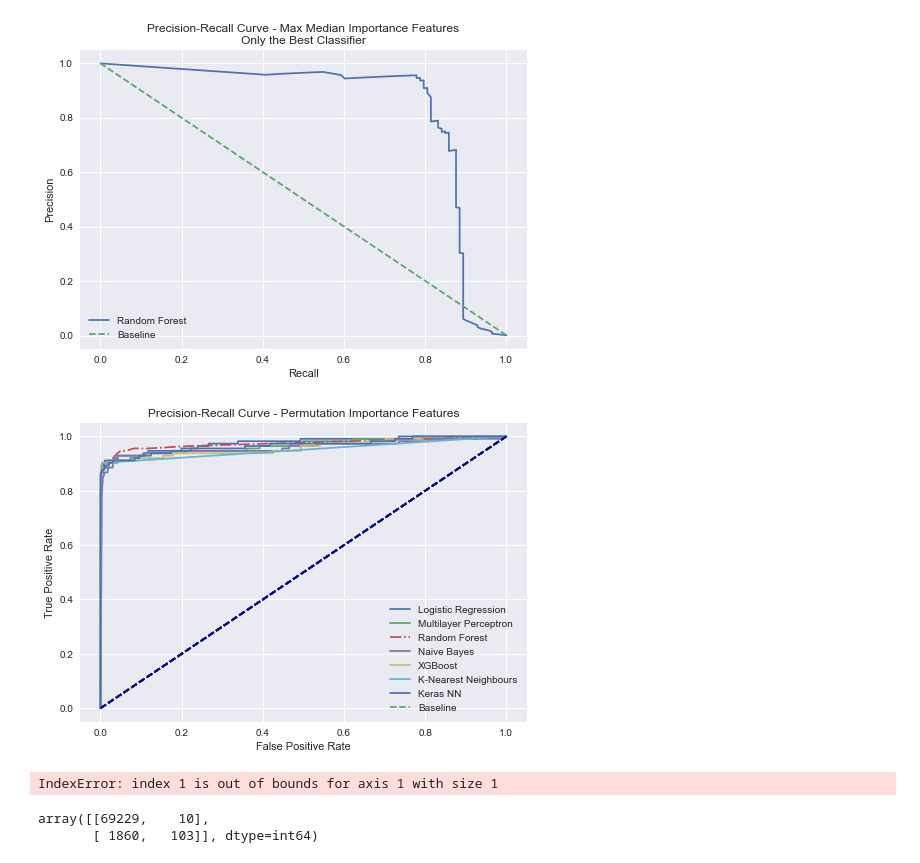
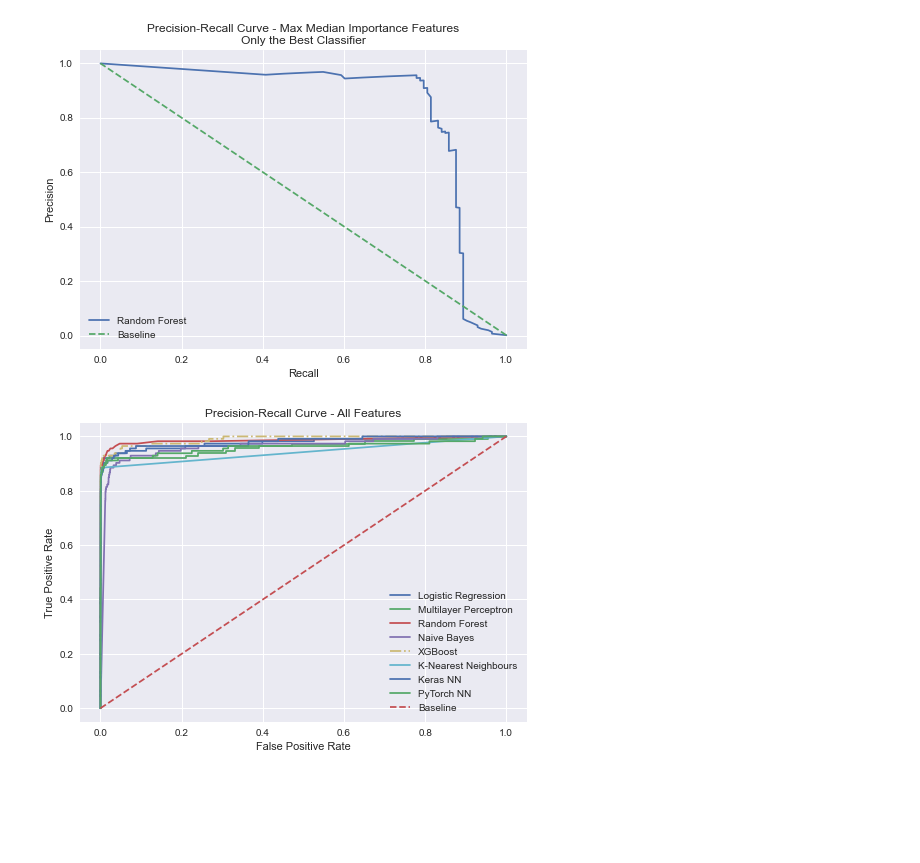
Before and after one commit to bjarnemu/aml2021finalproject, a Jupyter notebook: krog_main.ipynb, the cells around one changed output. Drawn from its saved outputs; the diff is of its cells as text; code cells hidden in the pictures; blank space fills up the shorter version.

Commit message:
Added final plots

```diff
--- a/krog_main.ipynb
+++ b/krog_main.ipynb
@@ -634,0 +609,8 @@ nbc
+# %%
+#Load the features
+preds = load_features(filename="sklearn_predictions")
+preds['nn'] = load_features(filename="nn_preds")
+preds['pytorch'] = load_features(filename="pytorch_predictions")
+preds['pytorch']['all'] = np.array(preds['pytorch']['all'])
+preds['pytorch']['median'] = np.array(preds['pytorch']['median'])
+preds['pytorch']['perm'] = np.array(preds['pytorch']['perm'])
@@ -639,10 +638,22 @@ model_predictions = {
     'mlp' : preds['mlp'],
     'rfc' : preds['rfc'],
     'nbc' : preds['nbc'],
-    'knn' : knn_preds,
-    'xgb' : xgb_preds
+    'knn' : preds['knn'],
+    'xgb' : preds['xgb'],
+    'keras' : preds['nn'],
+    'pytorch': preds['pytorch']
 }
-save_features(model_predictions, filename="sklearn_predictions")
+save_features(model_predictions, filename="all_model_predictions")
+
+lrg_preds = preds['lrg']
+dum_preds = preds['dum']
+rfc_preds = preds['rfc']
+xgb_preds = preds['xgb']
+knn_preds = preds['knn']
+nbc_preds = preds['nbc']
+mlp_preds = preds['mlp']
+nn_preds = preds['nn']
+pytorch_preds = preds['pytorch']
 # %% [output]
 Features saved! :-)
 # %%
@@ -759,26 +764,14 @@ create_pr_curve(dum_preds['median'], y_median_test, label="Baseline", line='--',
 # %% [output]
 [figure]
 # %%
-create_roc_curve(lrg_preds['perm'], y_perm_test, label="Logistic Regression")
-create_roc_curve(mlp_preds['perm'][:,1], y_perm_test, label="Multilayer Perceptron")
-create_roc_curve(rfc_preds['perm'], y_perm_test, line='-.', label="Random Forest")
-create_roc_curve(nbc_preds['perm'][:,1], y_perm_test, label="Naive Bayes")
-create_roc_curve(xgb_preds['perm'][:,1], y_perm_test, label="XGBoost")
-create_roc_curve(knn_preds['perm'][:,1], y_perm_test, label="K-Nearest Neighbours")
-create_roc_curve(nn_preds['perm'], y_perm_test, label="Keras NN")
-create_roc_curve(dum_preds['perm'], y_perm_test, label="Baseline", line='--', title="Precision-Recall Curve - Permutation Importance Features")
+create_roc_curve(lrg_preds['all'][:,1], y_all_test, label="Logistic Regression")
+create_roc_curve(mlp_preds['all'][:,1], y_all_test, label="Multilayer Perceptron")
+create_roc_curve(rfc_preds['all'][:,1], y_all_test, label="Random Forest")
+create_roc_curve(nbc_preds['all'][:,1], y_all_test, label="Naive Bayes")
+create_roc_curve(xgb_preds['all'][:,1], y_all_test, line='-.', label="XGBoost")
+create_roc_curve(knn_preds['all'][:,1], y_all_test, label="K-Nearest Neighbours")
+create_roc_curve(nn_preds['all'], y_all_test, label="Keras NN")
+create_roc_curve(pytorch_preds['all'], y_all_test, label="PyTorch NN")
+create_roc_curve(dum_preds['all'][:,1], y_all_test, label="Baseline", line='--', title="Precision-Recall Curve - All Features")
 # %% [output]
-[figure, old version]
+[figure, new version]
-# %%
-nn_preds['all'] = nn_preds['all'].flatten()
-nn_preds['median'] = nn_preds['median'].flatten()
-nn_preds['perm'] = nn_preds['perm'].flatten()
-
-all_fnfp =
-# %% [output]
-IndexError: index 1 is out of bounds for axis 1 with size 1
-# %%
-confusion_matrix(lrg_preds['all']>0.5, y_all_test)
-# %% [output]
-array([[69229,    10],
-       [ 1860,   103]], dtype=int64)
```
Also changed, not shown: parts of 23 cells of this notebook, 1 other file.
